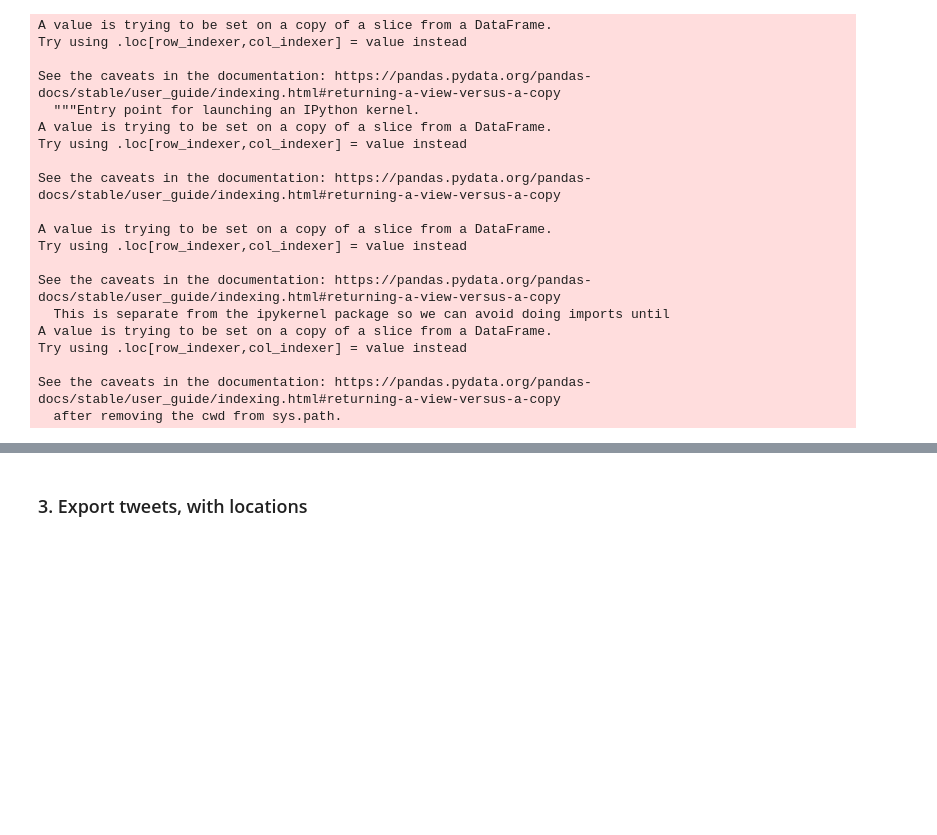
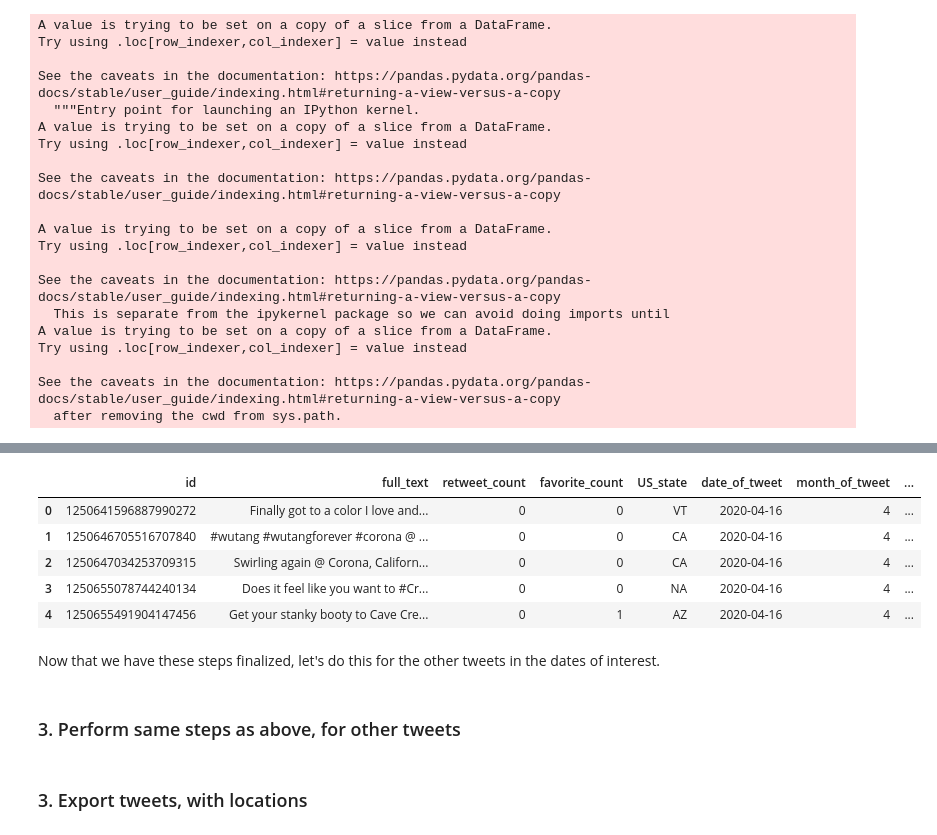
Before and after one commit to ngandhi01/TextMining, a Jupyter notebook: src/jupyter_notebooks/hydrate_tweets_2020-12-17.ipynb, the cells around one changed output, grey strips where cells are left out. Drawn from its saved outputs; the diff is of its cells as text; code cells hidden in the pictures; blank space fills up the shorter version.

Commit message:
finished steps to preprocess tweets, for one set of tweets

```diff
--- a/src/jupyter_notebooks/hydrate_tweets_2020-12-17.ipynb
+++ b/src/jupyter_notebooks/hydrate_tweets_2020-12-17.ipynb
@@ -340,2 +470,19 @@ Let's get the tweets for the other dates
+# %%
+df_small = df[["id", "full_text", "retweet_count", "favorite_count",
+               "US_state", "date_of_tweet", "month_of_tweet", "day_of_tweet",
+               "hour_of_tweet", "cleaned_text", "hashtags", "hashtags_count", "cleaned_text_no_hashtags"]]
+# %%
+df_small.head()
+# %% [output]
+|  | id | full_text | retweet_count | favorite_count | US_state | date_of_tweet | month_of_tweet | ... |
+| 0 | 1250641596887990272 | Finally got to a color I love and... | 0 | 0 | VT | 2020-04-16 | 4 | ... |
+| 1 | 1250646705516707840 | #wutang #wutangforever #corona @ ... | 0 | 0 | CA | 2020-04-16 | 4 | ... |
+| 2 | 1250647034253709315 | Swirling again @ Corona, Californ... | 0 | 0 | CA | 2020-04-16 | 4 | ... |
+| 3 | 1250655078744240134 | Does it feel like you want to #Cr... | 0 | 0 | NA | 2020-04-16 | 4 | ... |
+| 4 | 1250655491904147456 | Get your stanky booty to Cave Cre... | 0 | 1 | AZ | 2020-04-16 | 4 | ... |
+# %% [markdown]
+Now that we have these steps finalized, let's do this for the other tweets in the dates of interest.
+# %% [markdown]
+### 3. Perform same steps as above, for other tweets
 # %% [markdown]
 ### 3. Export tweets, with locations
```
Also changed, not shown: parts of 16 cells of this notebook.
